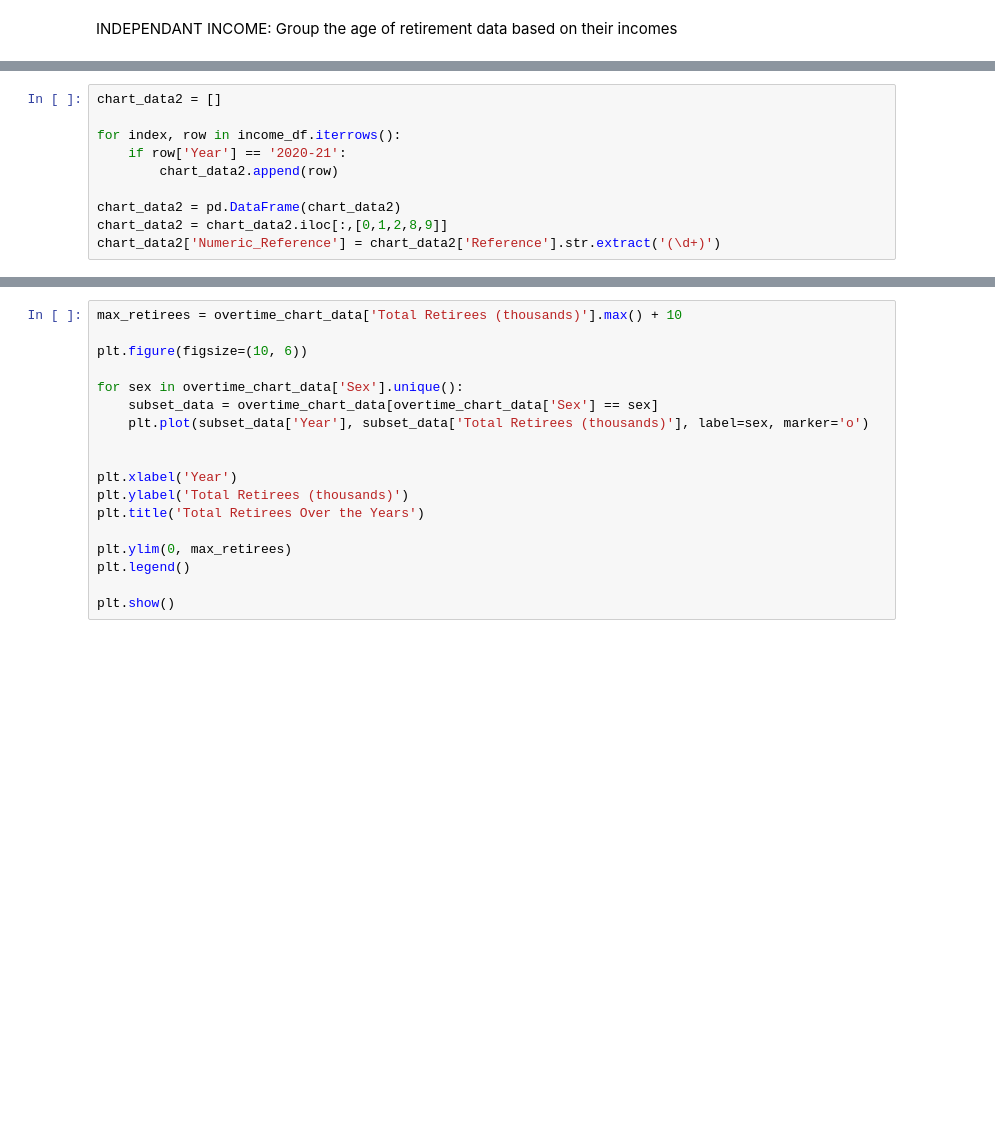
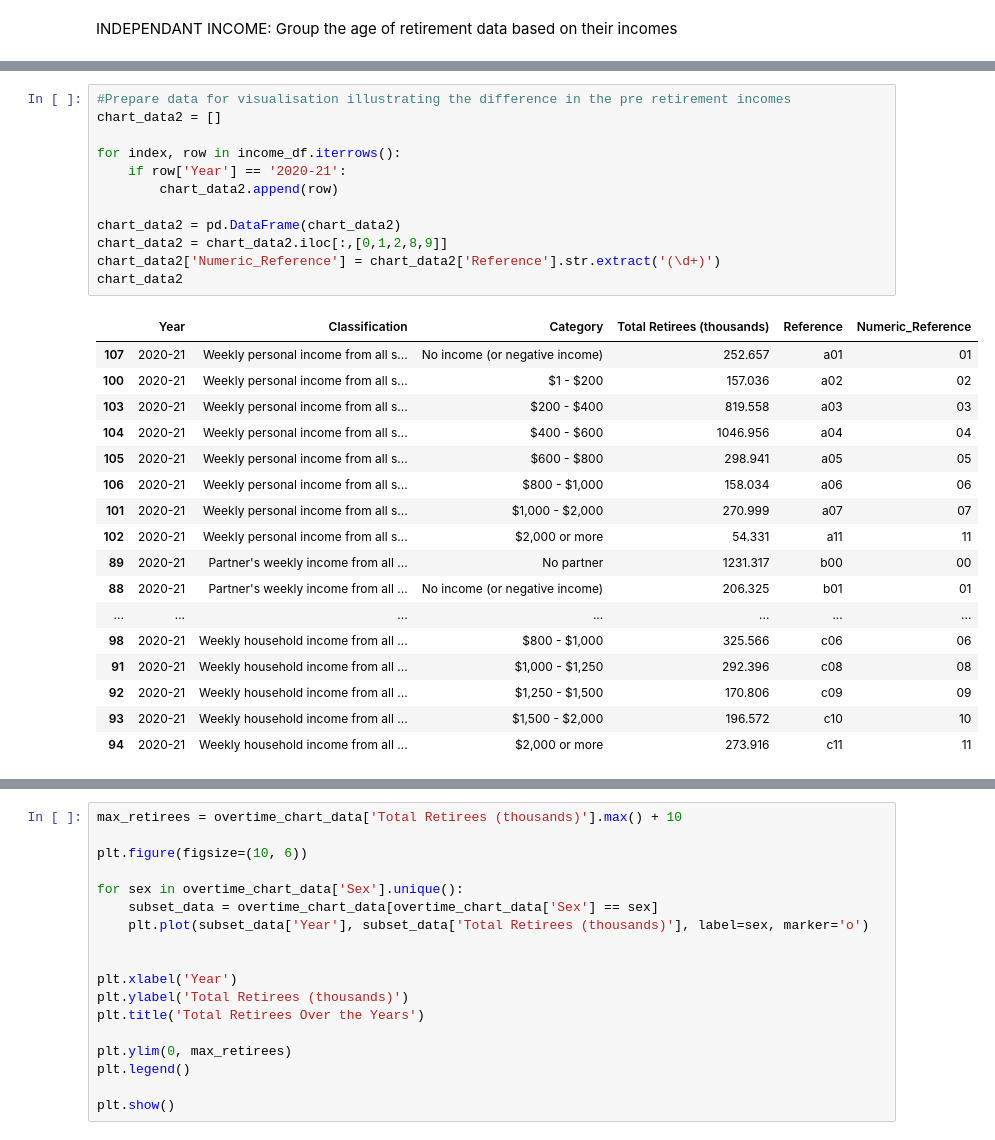
Before and after one commit to braydonnugent/Project1_Group4, a Jupyter notebook: retirement_analysis.ipynb, the cells around one changed output, grey strips where cells are left out. Cells and saved outputs as stored; diff of their text form; blank space fills up the shorter version.

```diff
--- a/retirement_analysis.ipynb
+++ b/retirement_analysis.ipynb
@@ -155,11 +204,31 @@ plt.show()
 # %%
+#Prepare data for visualisation illustrating the difference in the pre retirement incomes
 chart_data2 = []
 
 for index, row in income_df.iterrows():
     if row['Year'] == '2020-21':
         chart_data2.append(row)
 
 chart_data2 = pd.DataFrame(chart_data2)
 chart_data2 = chart_data2.iloc[:,[0,1,2,8,9]]
 chart_data2['Numeric_Reference'] = chart_data2['Reference'].str.extract('(\d+)')
+chart_data2
+# %% [output]
+|  | Year | Classification | Category | Total Retirees (thousands) | Reference | Numeric_Reference |
+| 107 | 2020-21 | Weekly personal income from all s... | No income (or negative income) | 252.657 | a01 | 01 |
+| 100 | 2020-21 | Weekly personal income from all s... | $1 - $200 | 157.036 | a02 | 02 |
+| 103 | 2020-21 | Weekly personal income from all s... | $200 - $400 | 819.558 | a03 | 03 |
+| 104 | 2020-21 | Weekly personal income from all s... | $400 - $600 | 1046.956 | a04 | 04 |
+| 105 | 2020-21 | Weekly personal income from all s... | $600 - $800 | 298.941 | a05 | 05 |
+| 106 | 2020-21 | Weekly personal income from all s... | $800 - $1,000 | 158.034 | a06 | 06 |
+| 101 | 2020-21 | Weekly personal income from all s... | $1,000 - $2,000 | 270.999 | a07 | 07 |
+| 102 | 2020-21 | Weekly personal income from all s... | $2,000 or more | 54.331 | a11 | 11 |
+| 89 | 2020-21 | Partner's weekly income from all ... | No partner | 1231.317 | b00 | 00 |
+| 88 | 2020-21 | Partner's weekly income from all ... | No income (or negative income) | 206.325 | b01 | 01 |
+| ... | ... | ... | ... | ... | ... | ... |
+| 98 | 2020-21 | Weekly household income from all ... | $800 - $1,000 | 325.566 | c06 | 06 |
+| 91 | 2020-21 | Weekly household income from all ... | $1,000 - $1,250 | 292.396 | c08 | 08 |
+| 92 | 2020-21 | Weekly household income from all ... | $1,250 - $1,500 | 170.806 | c09 | 09 |
+| 93 | 2020-21 | Weekly household income from all ... | $1,500 - $2,000 | 196.572 | c10 | 10 |
+| 94 | 2020-21 | Weekly household income from all ... | $2,000 or more | 273.916 | c11 | 11 |
 # %%
```
Also changed, not shown: parts of 7 cells of this notebook, 1 other file.
